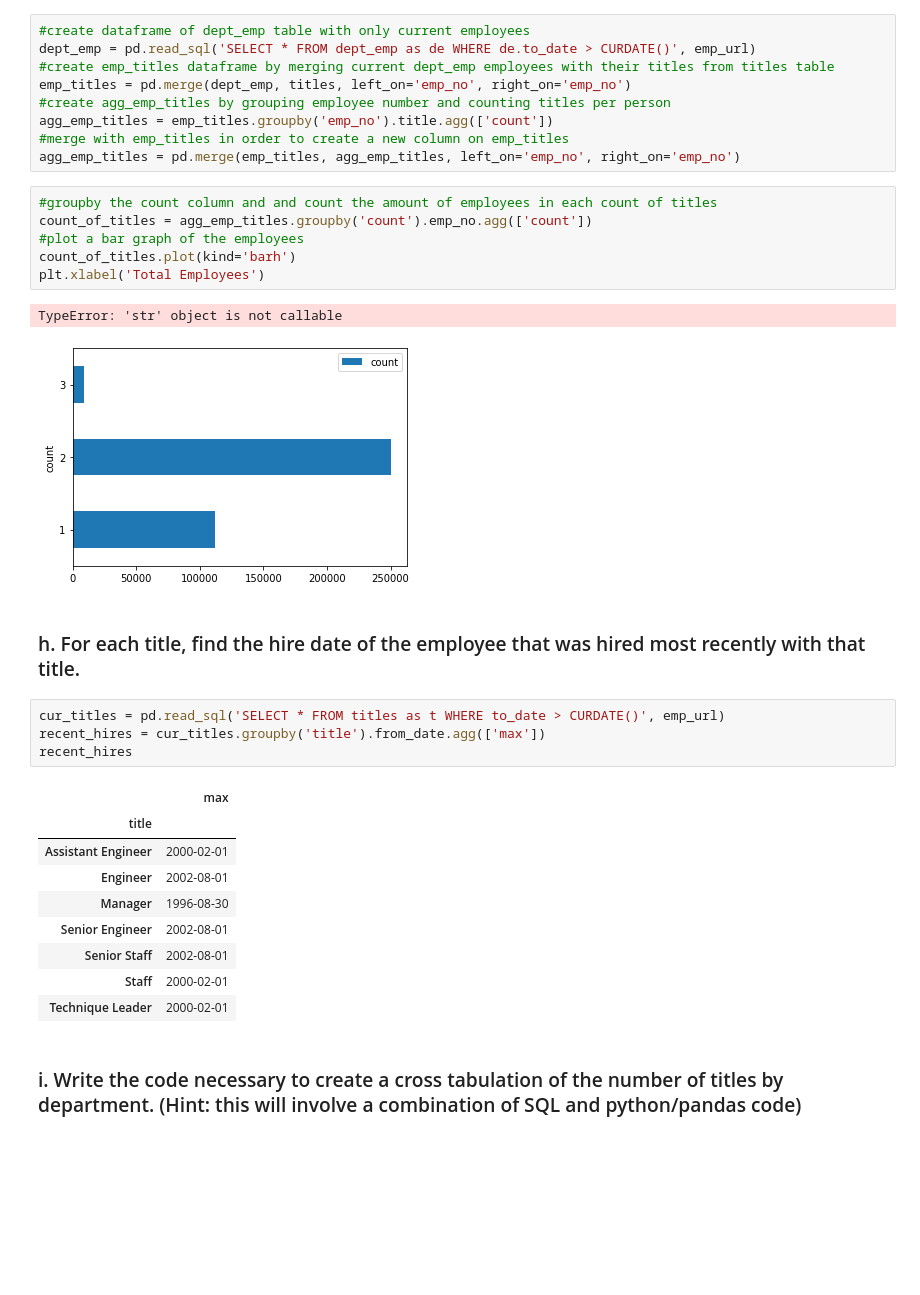
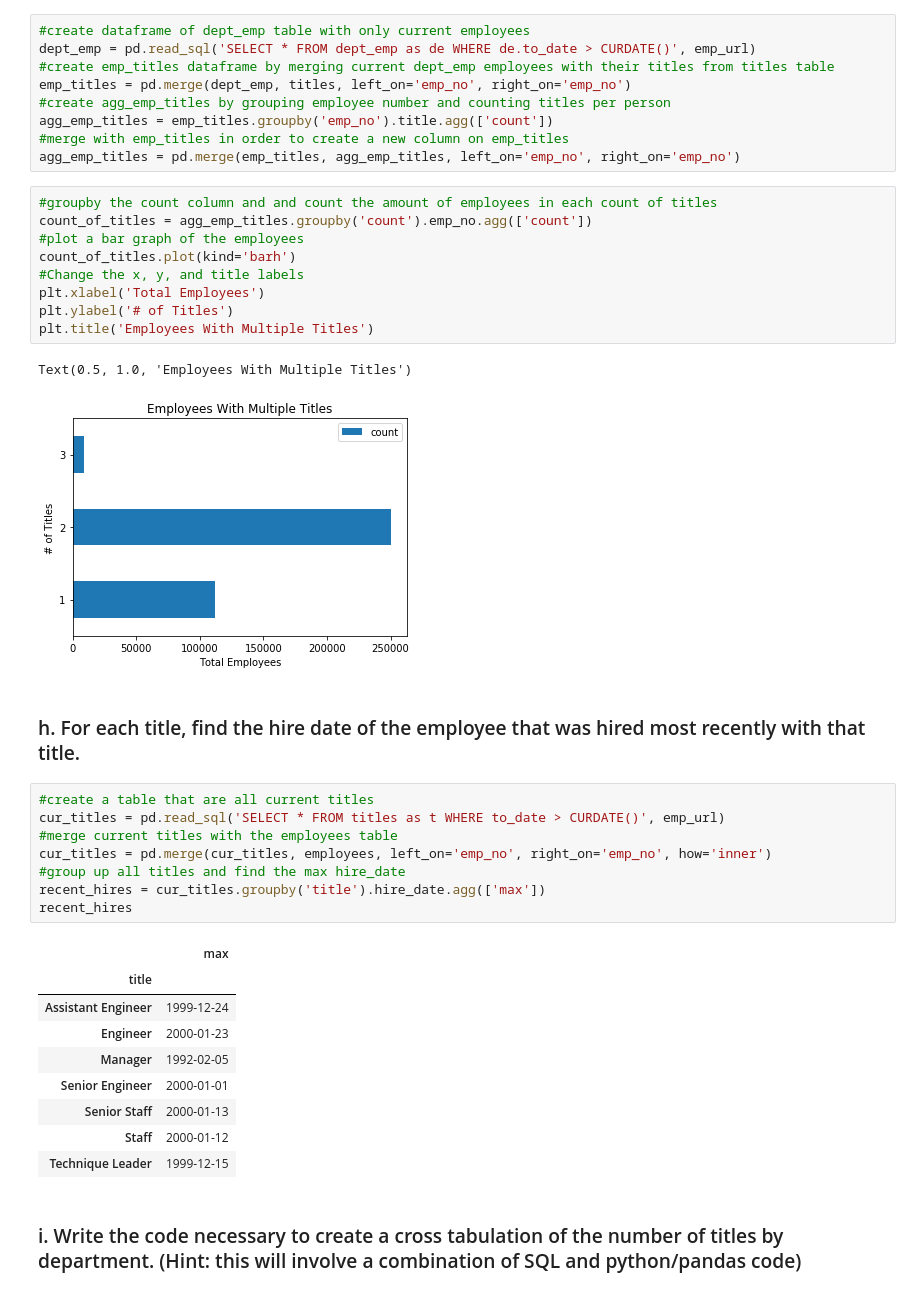
Before and after one commit to Matthew-Mays/numpy-pandas-visualization-exercises, a Jupyter notebook: advanced_dataframes.ipynb, the cells around one changed output. Saved outputs shown, nothing was run; the diff lists cells and outputs as text; blank space fills up the shorter version.

Commit message:
Added comments to advanced dataframes

```diff
--- a/advanced_dataframes.ipynb
+++ b/advanced_dataframes.ipynb
@@ -305,28 +305,35 @@ agg_emp_titles = pd.merge(emp_titles, agg_emp_titles, left_on='emp_no', right_on
 # %%
 #groupby the count column and and count the amount of employees in each count of titles
 count_of_titles = agg_emp_titles.groupby('count').emp_no.agg(['count'])
 #plot a bar graph of the employees
 count_of_titles.plot(kind='barh')
+#Change the x, y, and title labels
 plt.xlabel('Total Employees')
+plt.ylabel('# of Titles')
+plt.title('Employees With Multiple Titles')
 # %% [output]
-TypeError: 'str' object is not callable
+Text(0.5, 1.0, 'Employees With Multiple Titles')
-[figure, old version]
+[figure, new version]
 # %% [markdown]
 ### h. For each title, find the hire date of the employee that was hired most recently with that title.
 # %%
+#create a table that are all current titles
 cur_titles = pd.read_sql('SELECT * FROM titles as t WHERE to_date > CURDATE()', emp_url)
-recent_hires = cur_titles.groupby('title').from_date.agg(['max'])
+#merge current titles with the employees table
+cur_titles = pd.merge(cur_titles, employees, left_on='emp_no', right_on='emp_no', how='inner')
+#group up all titles and find the max hire_date
+recent_hires = cur_titles.groupby('title').hire_date.agg(['max'])
 recent_hires
 # %% [output]
 |  | max |
 | title |  |
-| Assistant Engineer | 2000-02-01 |
-| Engineer | 2002-08-01 |
-| Manager | 1996-08-30 |
-| Senior Engineer | 2002-08-01 |
-| Senior Staff | 2002-08-01 |
-| Staff | 2000-02-01 |
-| Technique Leader | 2000-02-01 |
+| Assistant Engineer | 1999-12-24 |
+| Engineer | 2000-01-23 |
+| Manager | 1992-02-05 |
+| Senior Engineer | 2000-01-01 |
+| Senior Staff | 2000-01-13 |
+| Staff | 2000-01-12 |
+| Technique Leader | 1999-12-15 |
 # %% [markdown]
 ### i. Write the code necessary to create a cross tabulation of the number of titles by department. (Hint: this will involve a combination of SQL and python/pandas code)
 # %%
```
Also changed, not shown: parts of 6 cells of this notebook.
